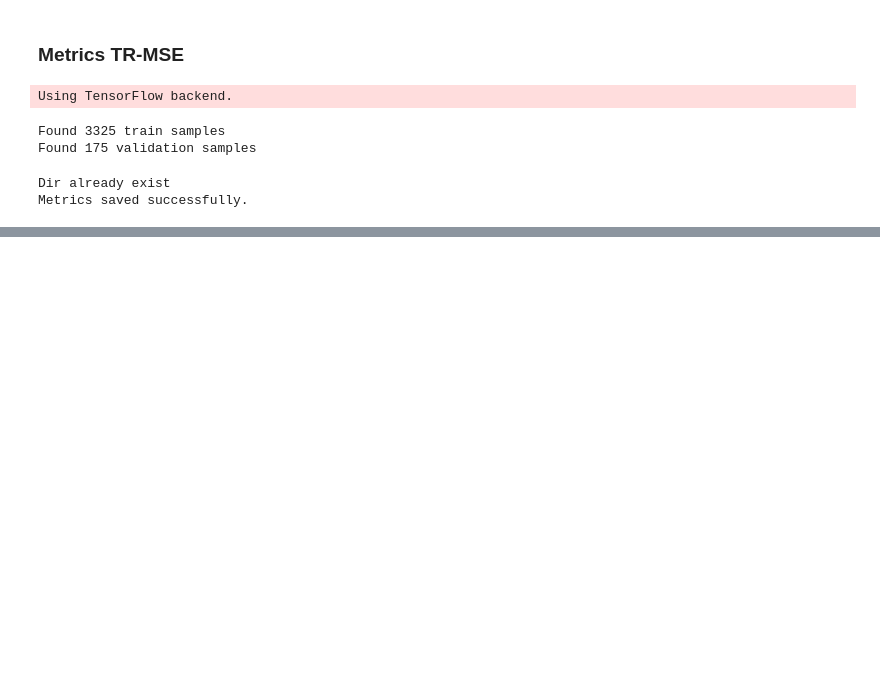
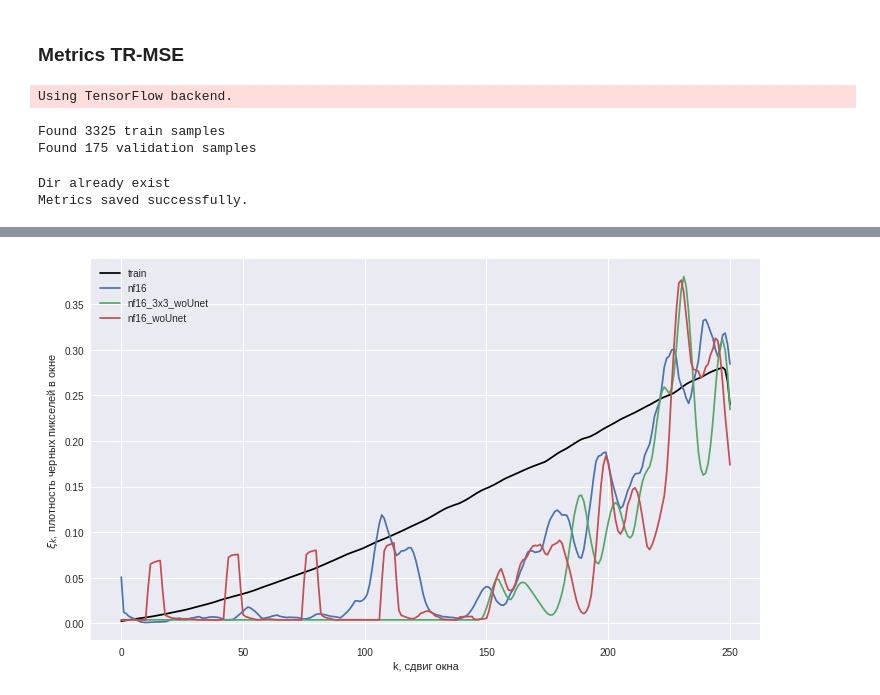
Before and after one commit to astromid/diploma-texture-synthesis, a Jupyter notebook: code/tr_mse.ipynb, the cells around one changed output, grey strips where cells are left out. Saved outputs shown, nothing was run; the diff lists cells and outputs as text; code cells hidden in the pictures; blank space fills up the shorter version.

```diff
--- a/code/tr_mse.ipynb
+++ b/code/tr_mse.ipynb
@@ -59,0 +58,12 @@ err_nf32
+# %%
+plt.figure(figsize=(12, 7))
+plt.plot(tmse, label='train', color='black')
+plt.plot(tr_nf16, label='nf16')
+plt.plot(tr_nf16_3x3_woUnet, label='nf16_3x3_woUnet')
+plt.plot(tr_nf16_woUnet, label='nf16_woUnet')
+plt.xlabel('k, сдвиг окна')
+plt.ylabel(r'$\xi_k$, плотность черных пикселей в окне')
+plt.legend()
+plt.savefig('../text/Universiade/graphs/tr_2.png')
+# %% [output]
+[figure, added]
```
Also changed, not shown: parts of 8 cells of this notebook, 35 other files.
